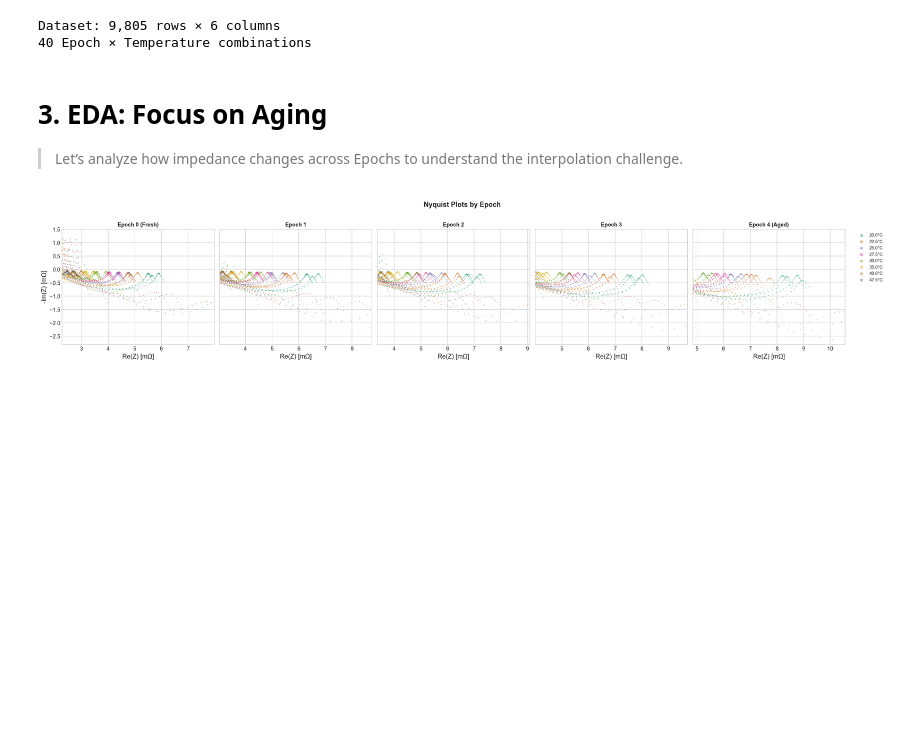
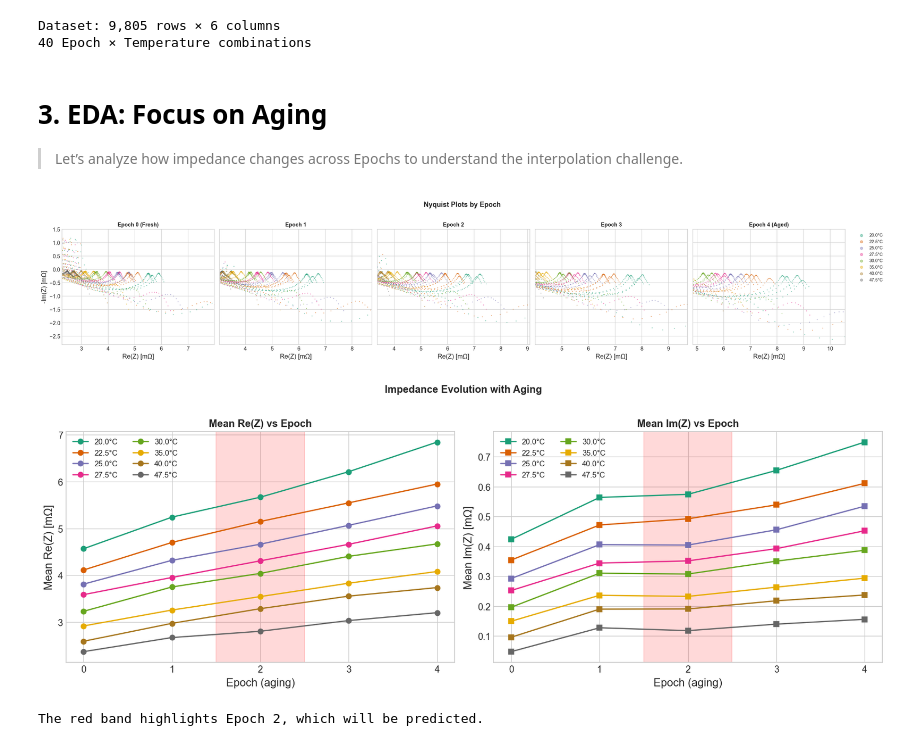
Before and after one commit to marcosoldani/ml_LiBs_project, a Jupyter notebook: notebooks/3_Aging_Interpolation.ipynb, the cells around one changed output. Cells and saved outputs as stored; diff of their text form; code cells hidden in the pictures; blank space fills up the shorter version.

```diff
--- a/notebooks/3_Aging_Interpolation.ipynb
+++ b/notebooks/3_Aging_Interpolation.ipynb
@@ -227,3 +227,64 @@ plt.tight_layout()
 plt.show()
 # %% [output]
 [figure]
+# %%
+# --- IMPEDANCE EVOLUTION WITH AGING ---
+# Mean Re(Z) and Im(Z) per Epoch
+
+fig, axes = plt.subplots(1, 2, figsize=(14, 5))
+
+for temp in TEMPS_SORTED:
+    subset = df[df["Temperature"] == temp]
+
+    means_r = subset.groupby("Epoch")["Z_real"].mean()
+    means_i = subset.groupby("Epoch")["Z_imag"].mean()
+
+    axes[0].plot(
+        means_r.index,
+        means_r.values,
+        marker="o",
+        color=TEMP_COLORS[temp],
+        label=f"{temp}°C",
+    )
+
+    axes[1].plot(
+        means_i.index,
+        means_i.values,
+        marker="s",
+        color=TEMP_COLORS[temp],
+        label=f"{temp}°C",
+    )
+
+for ax, title, ylabel in zip(
+    axes,
+    ["Mean Re(Z) vs Epoch", "Mean Im(Z) vs Epoch"],
+    ["Mean Re(Z) [mΩ]", "Mean Im(Z) [mΩ]"],
+):
+    ax.set_xlabel("Epoch (aging)")
+    ax.set_ylabel(ylabel)
+    ax.set_title(title, fontweight="bold")
+    ax.set_xticks(EPOCHS)
+    ax.legend(fontsize=9, ncol=2)
+
+    # --- HIGHLIGHT EPOCH 2 ---
+    ax.axvspan(
+        1.5,
+        2.5,
+        alpha=0.15,
+        color="red",
+        label="Epoch 2 (to predict)",
+    )
+
+fig.suptitle(
+    "Impedance Evolution with Aging",
+    fontweight="bold",
+    y=1.02,
+)
+
+plt.tight_layout()
+plt.show()
+
+print("The red band highlights Epoch 2, which will be predicted.")
+# %% [output]
+[figure, added]
+The red band highlights Epoch 2, which will be predicted.
```
Also changed, not shown: parts of 1 cell of this notebook.
